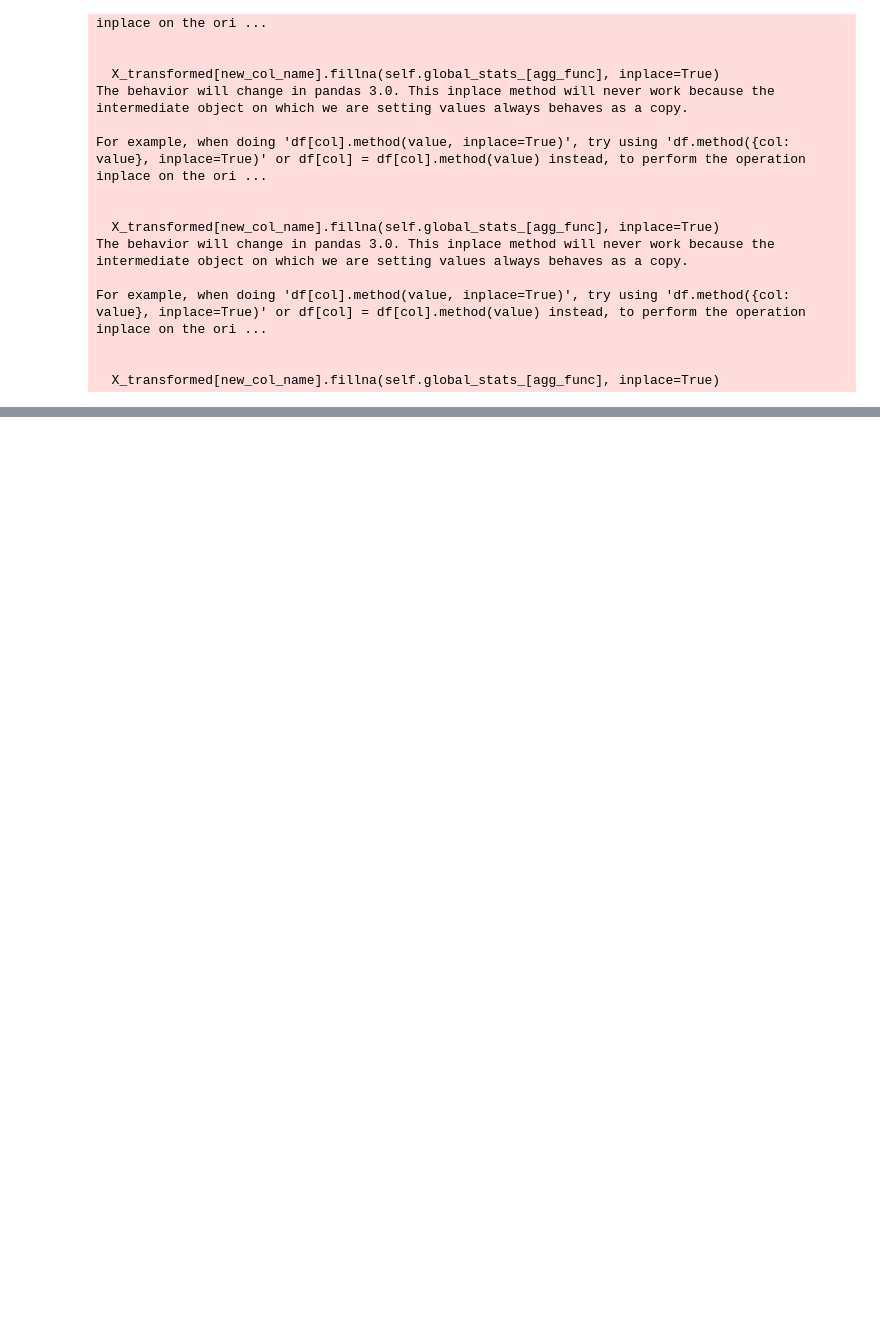
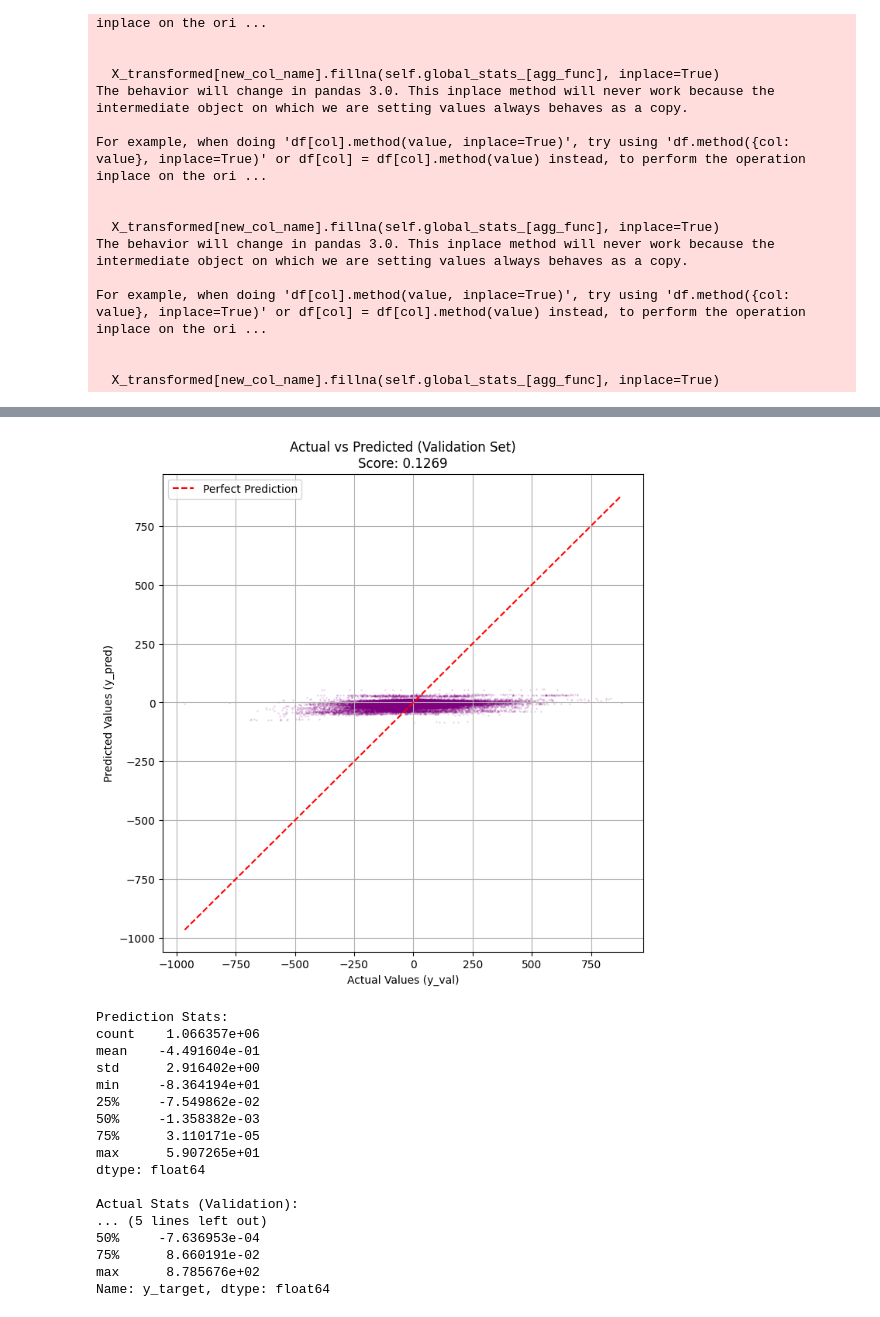
Before and after one commit to TheKnowingEye/Kaggle-Competitions, a Jupyter notebook: ts-forecasting/init.ipynb, the cells around one changed output, grey strips where cells are left out. Drawn from its saved outputs; the diff is of its cells as text; code cells hidden in the pictures; blank space fills up the shorter version.

```diff
--- a/ts-forecasting/init.ipynb
+++ b/ts-forecasting/init.ipynb
@@ -361,0 +608,42 @@ submission_df.to_csv(filename, index=False)
+# %%
+# --- 2. Prediction vs Actual Scatter Plot ---
+plt.figure(figsize=(8, 8))
+plt.scatter(y_val, y_pred_val, alpha=0.1, s=1, color='purple')
+
+# Perfect prediction line
+min_val = min(y_val.min(), y_pred_val.min())
+max_val = max(y_val.max(), y_pred_val.max())
+plt.plot([min_val, max_val], [min_val, max_val], 'r--', label='Perfect Prediction')
+
+plt.title(f'Actual vs Predicted (Validation Set)\nScore: {score:.4f}')
+plt.xlabel('Actual Values (y_val)')
+plt.ylabel('Predicted Values (y_pred)')
+plt.legend()
+plt.grid(True)
+plt.show()
+
+# --- 3. Residual Analysis ---
+# Let's see if we are underpredicting outliers
+print("Prediction Stats:")
+print(pd.Series(y_pred_val).describe())
+print("\nActual Stats (Validation):")
+print(y_val.describe())
+# %% [output]
+[figure, added]
+Prediction Stats:
+count    1.066357e+06
+mean    -4.491604e-01
+std      2.916402e+00
+min     -8.364194e+01
+25%     -7.549862e-02
+50%     -1.358382e-03
+75%      3.110171e-05
+max      5.907265e+01
+dtype: float64
+
+Actual Stats (Validation):
+... (5 lines left out)
+50%     -7.636953e-04
+75%      8.660191e-02
+max      8.785676e+02
+Name: y_target, dtype: float64
```
Also changed, not shown: parts of 19 cells of this notebook.
